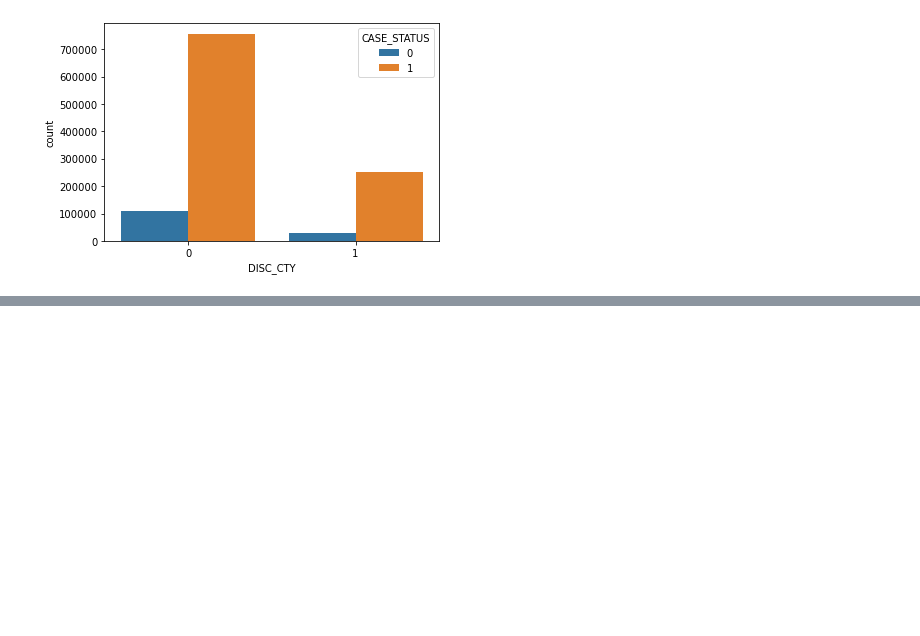
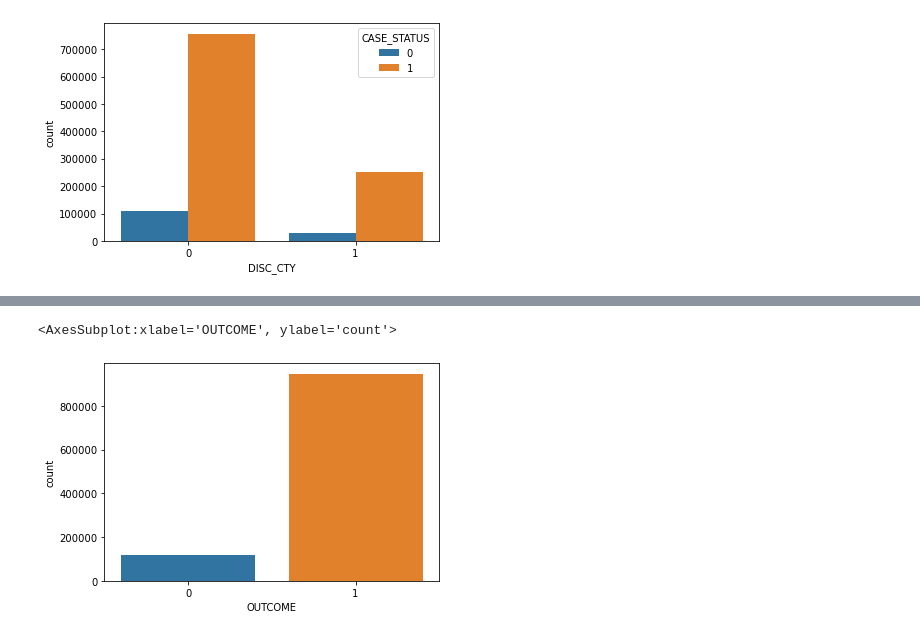
Before and after one commit to tdyk9098/Immigration-Employment-Project, a Jupyter notebook: GC Long Term.ipynb, the cells around one changed output, grey strips where cells are left out. Drawn from its saved outputs; the diff is of its cells as text; code cells hidden in the pictures; blank space fills up the shorter version.

```diff
--- a/GC Long Term.ipynb
+++ b/GC Long Term.ipynb
@@ -6263,2 +6272,16 @@ model["PW CODE"] = model["PW CODE"].str[:2]
+# %%
+# DROPPING ALL NULLS
+model = model.dropna()
 # %%
 # DUMMY VARIABLES
+model = pd.concat([model,pd.get_dummies(model["EMPLOYER STATE"], drop_first = True)],axis = 1).drop("EMPLOYER STATE",axis = 1)
+model = pd.concat([model,pd.get_dummies(model["PW LEVEL"], drop_first = True)],axis = 1).drop("PW LEVEL",axis = 1)
+model = pd.concat([model,pd.get_dummies(model["UNIT OF PAY"], drop_first = True)],axis = 1).drop("UNIT OF PAY",axis = 1)
+model = pd.concat([model,pd.get_dummies(model["JOB STATE"], drop_first = True)],axis = 1).drop("JOB STATE",axis = 1)
+model = pd.concat([model,pd.get_dummies(model["PW CODE"], drop_first = True)],axis = 1).drop("PW CODE",axis = 1)
+# %%
+# DISTRIBUTION OF CLASSES
+sns.countplot(x = model["OUTCOME"])
+# %% [output]
+<AxesSubplot:xlabel='OUTCOME', ylabel='count'>
+[figure, added]
```
Also changed, not shown: parts of 27 cells of this notebook.
